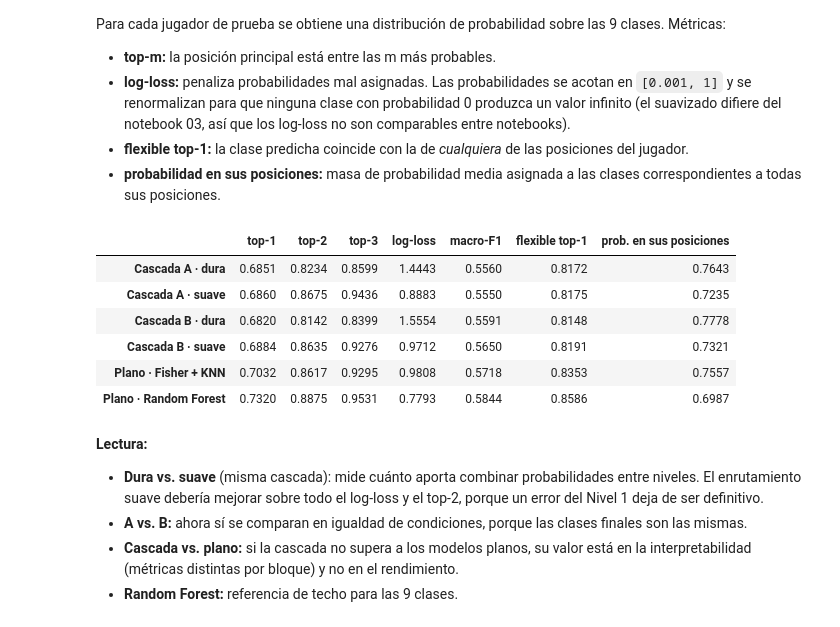
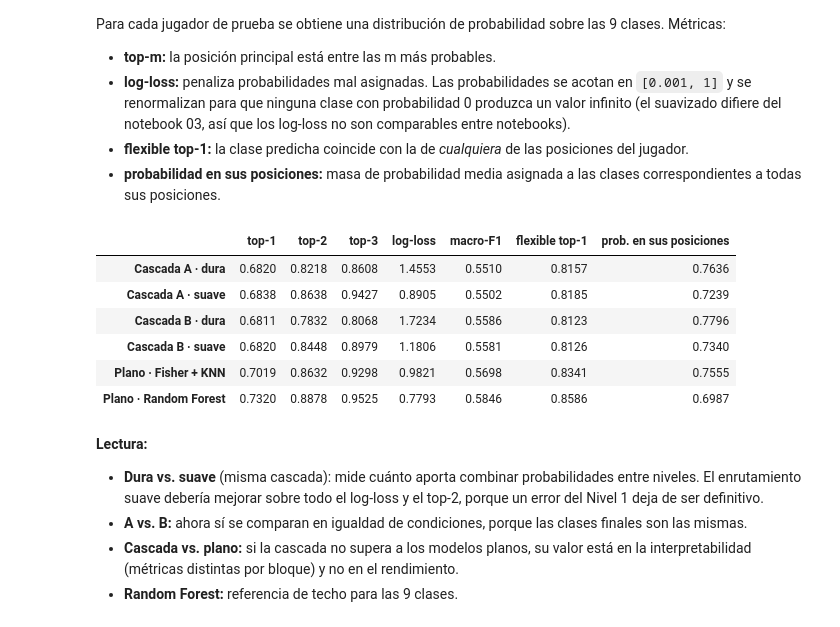
Before and after one commit to Fercheese221/Clasif.-de-jugadores, a Jupyter notebook: notebooks/04_nivel2_cascada.ipynb, the cells around one changed output. Saved outputs shown, nothing was run; the diff lists cells and outputs as text; code cells hidden in the pictures.

```diff
--- a/notebooks/04_nivel2_cascada.ipynb
+++ b/notebooks/04_nivel2_cascada.ipynb
@@ -53,6 +53,9 @@ metricas = [c for c in df.columns if c not in ID_COLS]
 portero_cols = [c for c in metricas if c.startswith("goalkeeping_")]
 metricas_campo = [c for c in metricas if c not in portero_cols]
 print(f"{len(df):,} jugadores · {len(metricas_campo)} métricas de campo")
+
+def argsort_estable(a, axis=-1):
+    return np.argsort(a, axis=axis, kind="stable")
 # %% [output]
 18,350 jugadores · 37 métricas de campo
 # %% [markdown]
@@ -251,40 +253,40 @@ def mascara_posiciones(texto):
     return np.array([c in clases for c in ORDEN])
 
 S = np.vstack(test_campo["player_positions"].apply(mascara_posiciones).to_numpy())
 y_idx = np.array([ORDEN.index(c) for c in y_te])
 n = len(y_idx)
 
 def evaluar(P):
-    orden = np.argsort(-P, axis=1)
+    orden = argsort_estable(-P, axis=1)
     Pc = np.clip(P, 1e-3, 1.0)
     Pc = Pc / Pc.sum(axis=1, keepdims=True)
     return {
         "top-1": (orden[:, 0] == y_idx).mean(),
         "top-2": (orden[:, :2] == y_idx[:, None]).any(axis=1).mean(),
         "top-3": (orden[:, :3] == y_idx[:, None]).any(axis=1).mean(),
         "log-loss": -np.log(Pc[np.arange(n), y_idx]).mean(),
         "macro-F1": f1_score(y_idx, orden[:, 0], average="macro"),
         "flexible top-1": S[np.arange(n), orden[:, 0]].mean(),
         "prob. en sus posiciones": (P * S).sum(axis=1).mean(),
     }
 
 probas = {}
 for t, c in cascadas.items():
     probas[f"Cascada {t} · dura"] = c.predict_proba(X_te, ruta="dura")
     probas[f"Cascada {t} · suave"] = c.predict_proba(X_te, ruta="suave")
 probas["Plano · Fisher + KNN"] = alinear(plano_knn.predict_proba(X_te), plano_knn.classes_)
 probas["Plano · Random Forest"] = alinear(plano_rf.predict_proba(X_te), plano_rf.classes_)
 
 resultados = pd.DataFrame({nombre: evaluar(P) for nombre, P in probas.items()}).T
 display(resultados.round(4))
 # %% [output]
 |  | top-1 | top-2 | top-3 | log-loss | macro-F1 | flexible top-1 | prob. en sus posiciones |
-| Cascada A · dura | 0.6851 | 0.8234 | 0.8599 | 1.4443 | 0.5560 | 0.8172 | 0.7643 |
-| Cascada A · suave | 0.6860 | 0.8675 | 0.9436 | 0.8883 | 0.5550 | 0.8175 | 0.7235 |
-| Cascada B · dura | 0.6820 | 0.8142 | 0.8399 | 1.5554 | 0.5591 | 0.8148 | 0.7778 |
-| Cascada B · suave | 0.6884 | 0.8635 | 0.9276 | 0.9712 | 0.5650 | 0.8191 | 0.7321 |
-| Plano · Fisher + KNN | 0.7032 | 0.8617 | 0.9295 | 0.9808 | 0.5718 | 0.8353 | 0.7557 |
-| Plano · Random Forest | 0.7320 | 0.8875 | 0.9531 | 0.7793 | 0.5844 | 0.8586 | 0.6987 |
+| Cascada A · dura | 0.6820 | 0.8218 | 0.8608 | 1.4553 | 0.5510 | 0.8157 | 0.7636 |
+| Cascada A · suave | 0.6838 | 0.8638 | 0.9427 | 0.8905 | 0.5502 | 0.8185 | 0.7239 |
+| Cascada B · dura | 0.6811 | 0.7832 | 0.8068 | 1.7234 | 0.5586 | 0.8123 | 0.7796 |
+| Cascada B · suave | 0.6820 | 0.8448 | 0.8979 | 1.1806 | 0.5581 | 0.8126 | 0.7340 |
+| Plano · Fisher + KNN | 0.7019 | 0.8632 | 0.9298 | 0.9821 | 0.5698 | 0.8341 | 0.7555 |
+| Plano · Random Forest | 0.7320 | 0.8878 | 0.9525 | 0.7793 | 0.5846 | 0.8586 | 0.6987 |
 # %% [markdown]
 **Lectura:**
 
```
Also changed, not shown: parts of 12 cells of this notebook, 6 other files.
